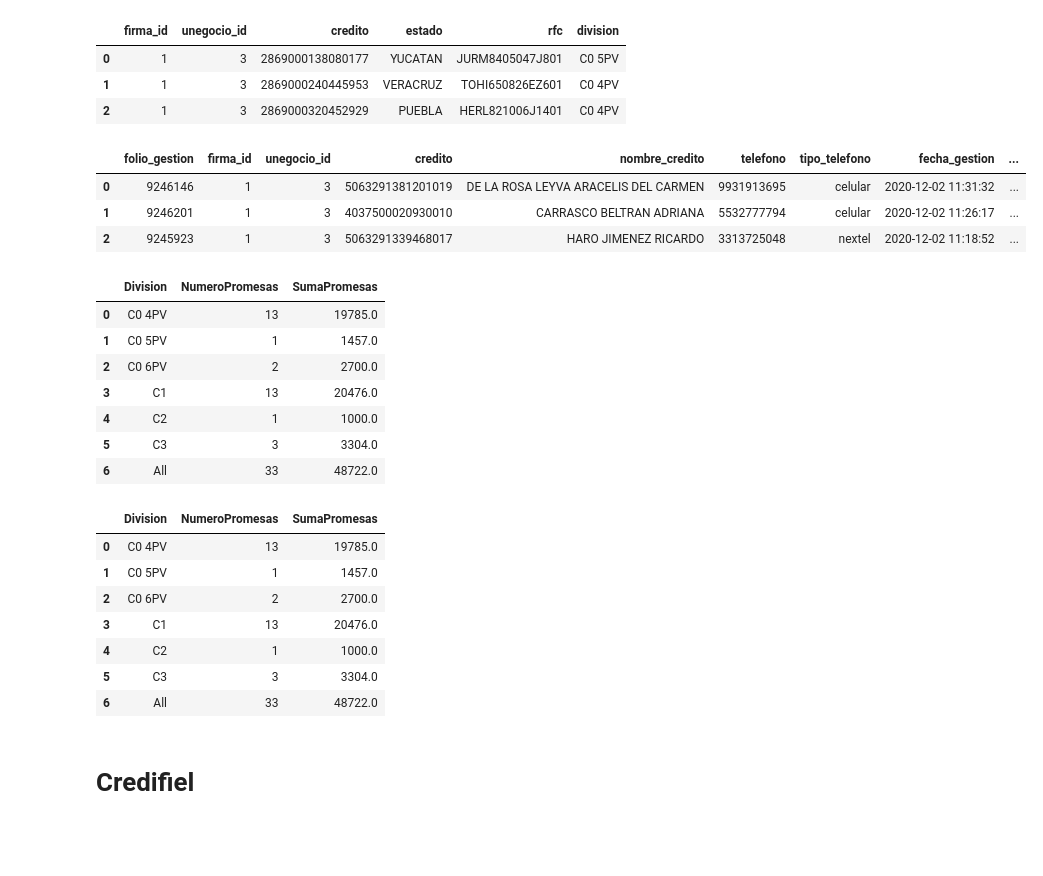
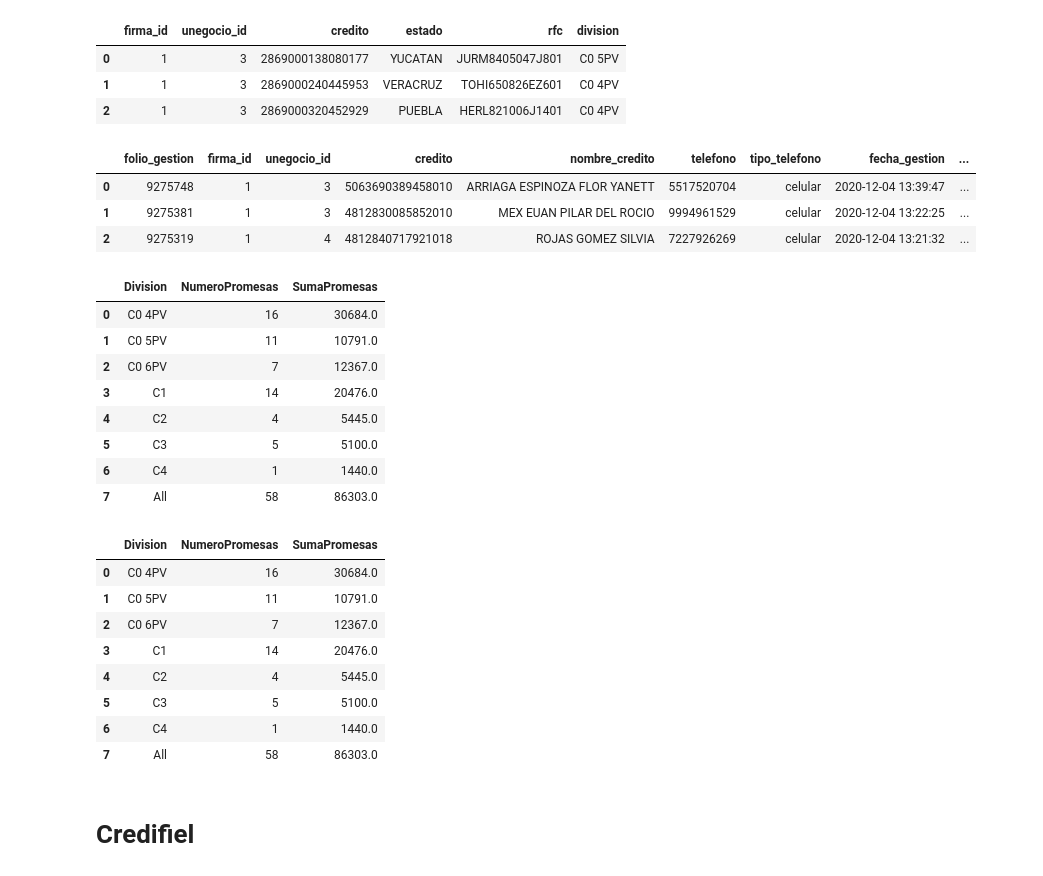
Before and after one commit to ericklopz1097/Profesionales-en-Recuperacion, a Jupyter notebook: Promesas_diarias.ipynb, the cells around one changed output. Drawn from its saved outputs; the diff is of its cells as text; code cells hidden in the pictures; blank space fills up the shorter version.

```diff
--- a/Promesas_diarias.ipynb
+++ b/Promesas_diarias.ipynb
@@ -145,14 +157,17 @@ asignacion_brad.head(3)
 # %%
 #Hacemos la union de asignacion y promesas
 consolidado_brad = pd.merge(gestion_brad,asignacion_brad,how='left',on=['firma_id','unegocio_id','credito'])
 cols = ['monto_promesa','credito']
-consolidado_liv[cols] = consolidado_liv[cols].apply(pd.to_numeric, errors='coerce')
+consolidado_brad[cols] = consolidado_brad[cols].apply(pd.to_numeric, errors='coerce')
+consolidado_brad = consolidado_brad[(consolidado_brad['monto_promesa']>50)]
+consolidado_brad = consolidado_brad[(consolidado_brad['monto_promesa']<500000)]
+consolidado_brad.fillna('COBRANZA',inplace=True)
 consolidado_brad.head(3)
 # %% [output]
 |  | folio_gestion | firma_id | unegocio_id | credito | nombre_credito | telefono | tipo_telefono | fecha_gestion | ... |
-| 0 | 9246146 | 1 | 3 | 5063291381201019 | DE LA ROSA LEYVA ARACELIS DEL CARMEN | 9931913695 | celular | 2020-12-02 11:31:32 | ... |
-| 1 | 9246201 | 1 | 3 | 4037500020930010 | CARRASCO BELTRAN ADRIANA | 5532777794 | celular | 2020-12-02 11:26:17 | ... |
-| 2 | 9245923 | 1 | 3 | 5063291339468017 | HARO JIMENEZ RICARDO | 3313725048 | nextel | 2020-12-02 11:18:52 | ... |
+| 0 | 9275748 | 1 | 3 | 5063690389458010 | ARRIAGA ESPINOZA FLOR YANETT | 5517520704 | celular | 2020-12-04 13:39:47 | ... |
+| 1 | 9275381 | 1 | 3 | 4812830085852010 | MEX EUAN PILAR DEL ROCIO | 9994961529 | celular | 2020-12-04 13:22:25 | ... |
+| 2 | 9275319 | 1 | 4 | 4812840717921018 | ROJAS GOMEZ SILVIA | 7227926269 | celular | 2020-12-04 13:21:32 | ... |
 # %%
 #Obtenemos datos de las promesas de Bradesco
 pivot_brad = pd.pivot_table(consolidado_brad,index=['division'],values=['credito','monto_promesa'],aggfunc=['count',np.sum],margins=True)
@@ -164,13 +179,14 @@ pivot_brad.fillna(0,inplace=True)
 pivot_brad
 # %% [output]
 |  | Division | NumeroPromesas | SumaPromesas |
-| 0 | C0 4PV | 13 | 19785.0 |
-| 1 | C0 5PV | 1 | 1457.0 |
-| 2 | C0 6PV | 2 | 2700.0 |
-| 3 | C1 | 13 | 20476.0 |
-| 4 | C2 | 1 | 1000.0 |
-| 5 | C3 | 3 | 3304.0 |
-| 6 | All | 33 | 48722.0 |
+| 0 | C0 4PV | 16 | 30684.0 |
+| 1 | C0 5PV | 11 | 10791.0 |
+| 2 | C0 6PV | 7 | 12367.0 |
+| 3 | C1 | 14 | 20476.0 |
+| 4 | C2 | 4 | 5445.0 |
+| 5 | C3 | 5 | 5100.0 |
+| 6 | C4 | 1 | 1440.0 |
+| 7 | All | 58 | 86303.0 |
 # %%
 #Vemos las promesas reales eliminando duplicados
 consolidado_brad2 = consolidado_brad.drop_duplicates(subset=['credito','fecha_promesa','monto_promesa'])
@@ -183,13 +199,14 @@ pivot_brad2.fillna(0,inplace=True)
 pivot_brad2
 # %% [output]
 |  | Division | NumeroPromesas | SumaPromesas |
-| 0 | C0 4PV | 13 | 19785.0 |
-| 1 | C0 5PV | 1 | 1457.0 |
-| 2 | C0 6PV | 2 | 2700.0 |
-| 3 | C1 | 13 | 20476.0 |
-| 4 | C2 | 1 | 1000.0 |
-| 5 | C3 | 3 | 3304.0 |
-| 6 | All | 33 | 48722.0 |
+| 0 | C0 4PV | 16 | 30684.0 |
+| 1 | C0 5PV | 11 | 10791.0 |
+| 2 | C0 6PV | 7 | 12367.0 |
+| 3 | C1 | 14 | 20476.0 |
+| 4 | C2 | 4 | 5445.0 |
+| 5 | C3 | 5 | 5100.0 |
+| 6 | C4 | 1 | 1440.0 |
+| 7 | All | 58 | 86303.0 |
 # %% [markdown]
 # Credifiel
 # %%
```
Also changed, not shown: parts of 20 cells of this notebook, 13 other files.
